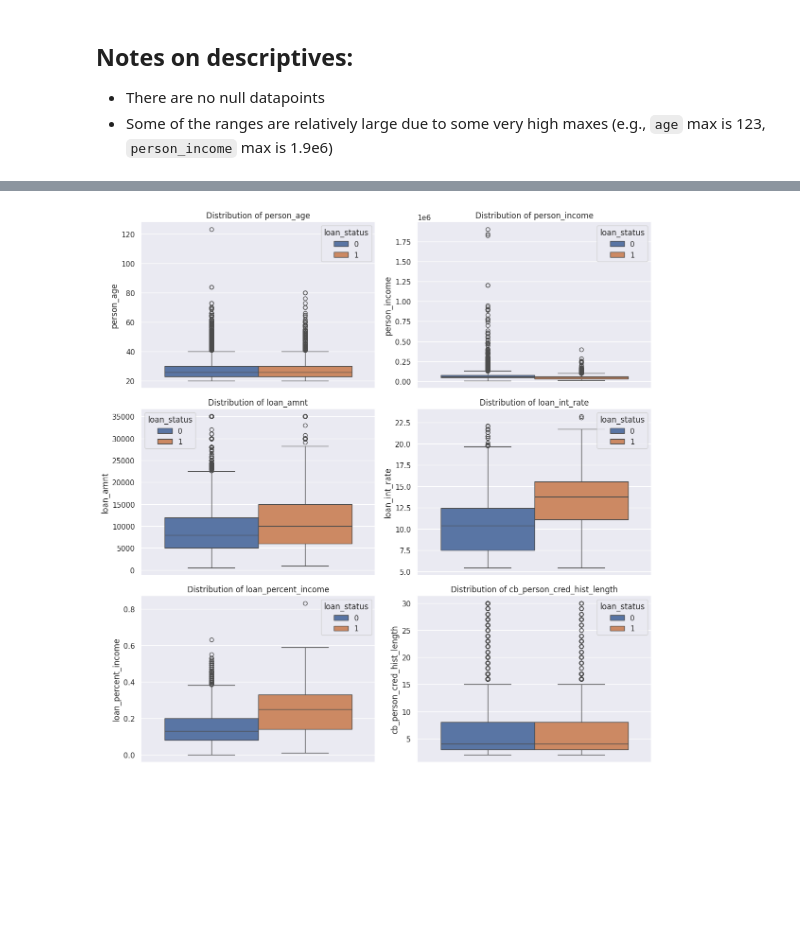
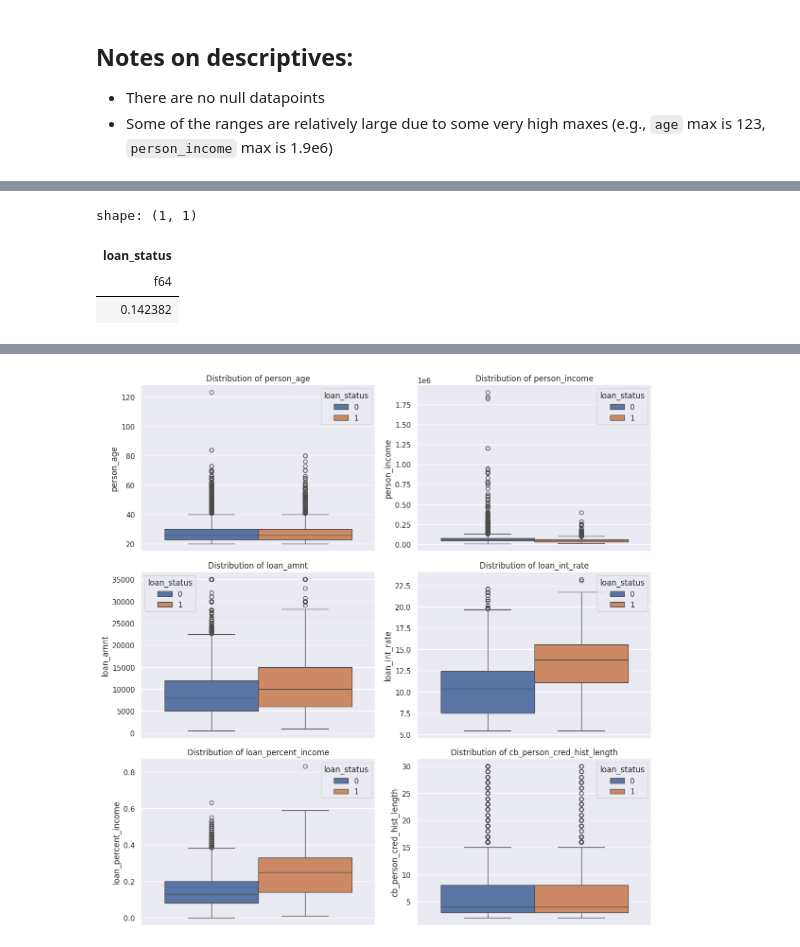
Before and after one commit to rbudnar/LoanApprovalPrediction, a Jupyter notebook: notebooks/eda.ipynb, the cells around one changed output, grey strips where cells are left out. Drawn from its saved outputs; the diff is of its cells as text; code cells hidden in the pictures; blank space fills up the shorter version.

```diff
--- a/notebooks/eda.ipynb
+++ b/notebooks/eda.ipynb
@@ -85,0 +81,7 @@ sns.boxplot(data=train.unpivot(index=[TARGET], on=CONTINUOUS_VARIABLES), hue=TAR
+# %%
+train.select(TARGET).mean()
+# %% [output]
+shape: (1, 1)
+| loan_status |
+| f64 |
+| 0.142382 |
```
Also changed, not shown: parts of 4 cells of this notebook, 4 other files.
